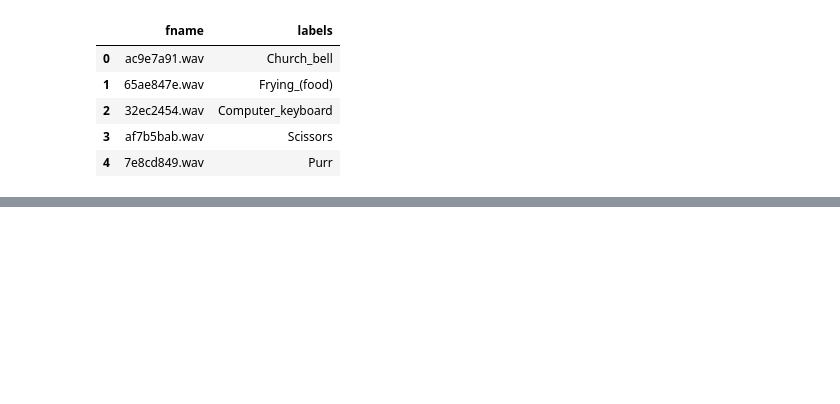
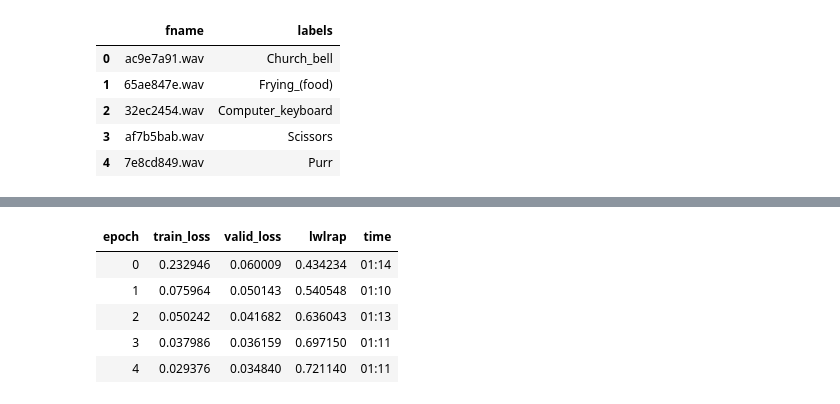
Before and after one commit to jellosubmarine/nn-study, a Jupyter notebook: Audio classification/audio_multilabel.ipynb, the cells around one changed output, grey strips where cells are left out. Drawn from its saved outputs; the diff is of its cells as text; code cells hidden in the pictures; blank space fills up the shorter version.

```diff
--- a/Audio classification/audio_multilabel.ipynb
+++ b/Audio classification/audio_multilabel.ipynb
@@ -105,0 +220,4 @@ df.head()
+# %%
+arch = models.resnet34
+# %%
+learn = cnn_learner(data, arch, metrics=[lwlrap])
@@ -105,0 +228,11 @@ df.head()
+# %%
+lr = 0.02
+# %%
+learn.fit_one_cycle(5, slice(lr))
+# %% [output]
+| epoch | train_loss | valid_loss | lwlrap | time |
+| 0 | 0.232946 | 0.060009 | 0.434234 | 01:14 |
+| 1 | 0.075964 | 0.050143 | 0.540548 | 01:10 |
+| 2 | 0.050242 | 0.041682 | 0.636043 | 01:13 |
+| 3 | 0.037986 | 0.036159 | 0.697150 | 01:11 |
+| 4 | 0.029376 | 0.034840 | 0.721140 | 01:11 |
```
Also changed, not shown: parts of 57 cells of this notebook, 9 other files.
